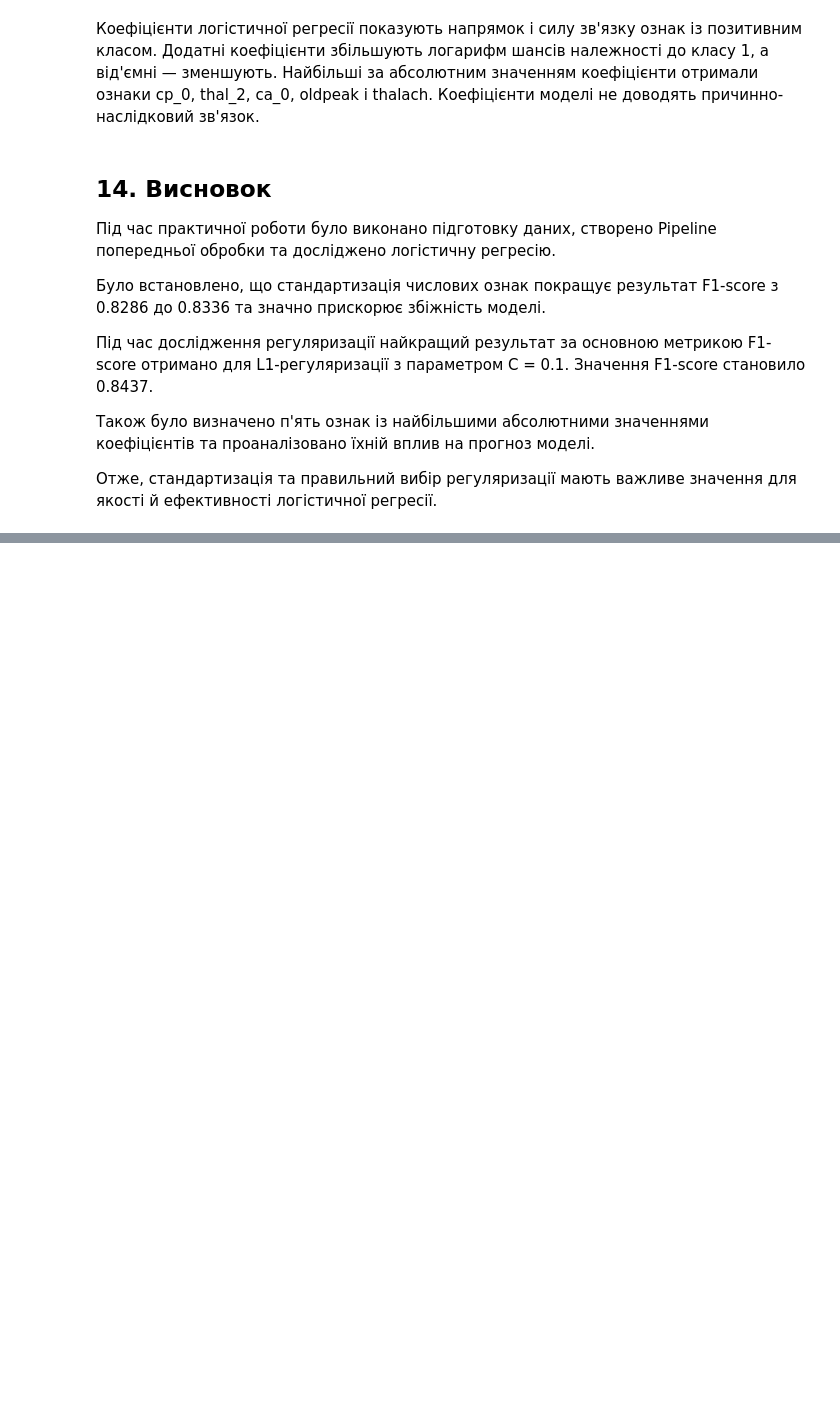
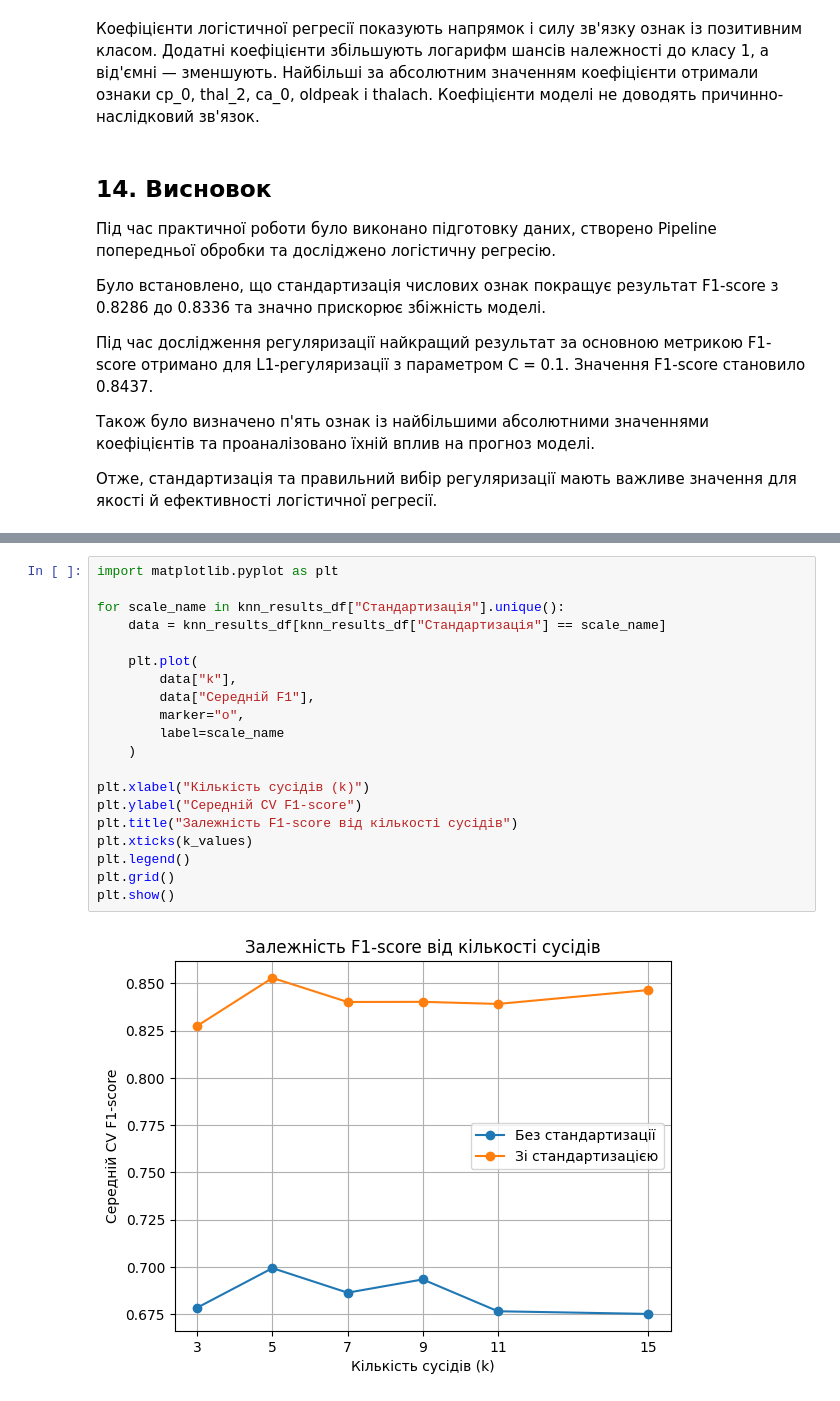
Before and after one commit to Oleksandr-123/practice-1, a Jupyter notebook: classification-mini-project/notebooks/PR04_Maslak_Oleksandr.ipynb, the cells around one changed output, grey strips where cells are left out. Saved outputs shown, nothing was run; the diff lists cells and outputs as text; blank space fills up the shorter version.

```diff
--- a/classification-mini-project/notebooks/PR04_Maslak_Oleksandr.ipynb
+++ b/classification-mini-project/notebooks/PR04_Maslak_Oleksandr.ipynb
@@ -461,0 +526,22 @@ display(top_coefficients.round(4))
+# %%
+import matplotlib.pyplot as plt
+
+for scale_name in knn_results_df["Стандартизація"].unique():
+    data = knn_results_df[knn_results_df["Стандартизація"] == scale_name]
+
+    plt.plot(
+        data["k"],
+        data["Середній F1"],
+        marker="o",
+        label=scale_name
+    )
+
+plt.xlabel("Кількість сусідів (k)")
+plt.ylabel("Середній CV F1-score")
+plt.title("Залежність F1-score від кількості сусідів")
+plt.xticks(k_values)
+plt.legend()
+plt.grid()
+plt.show()
+# %% [output]
+[figure, added]
```
Also changed, not shown: parts of 19 cells of this notebook.
